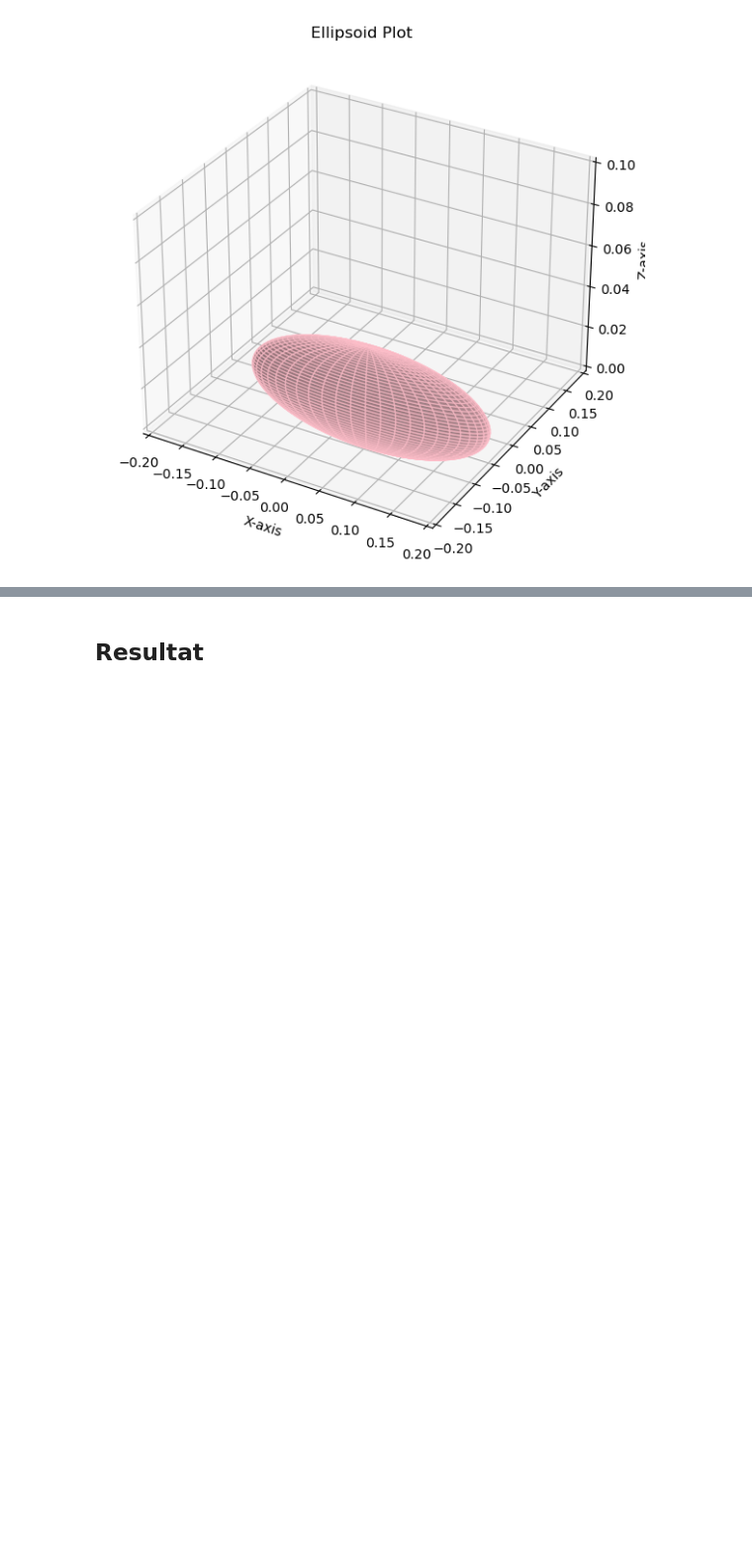
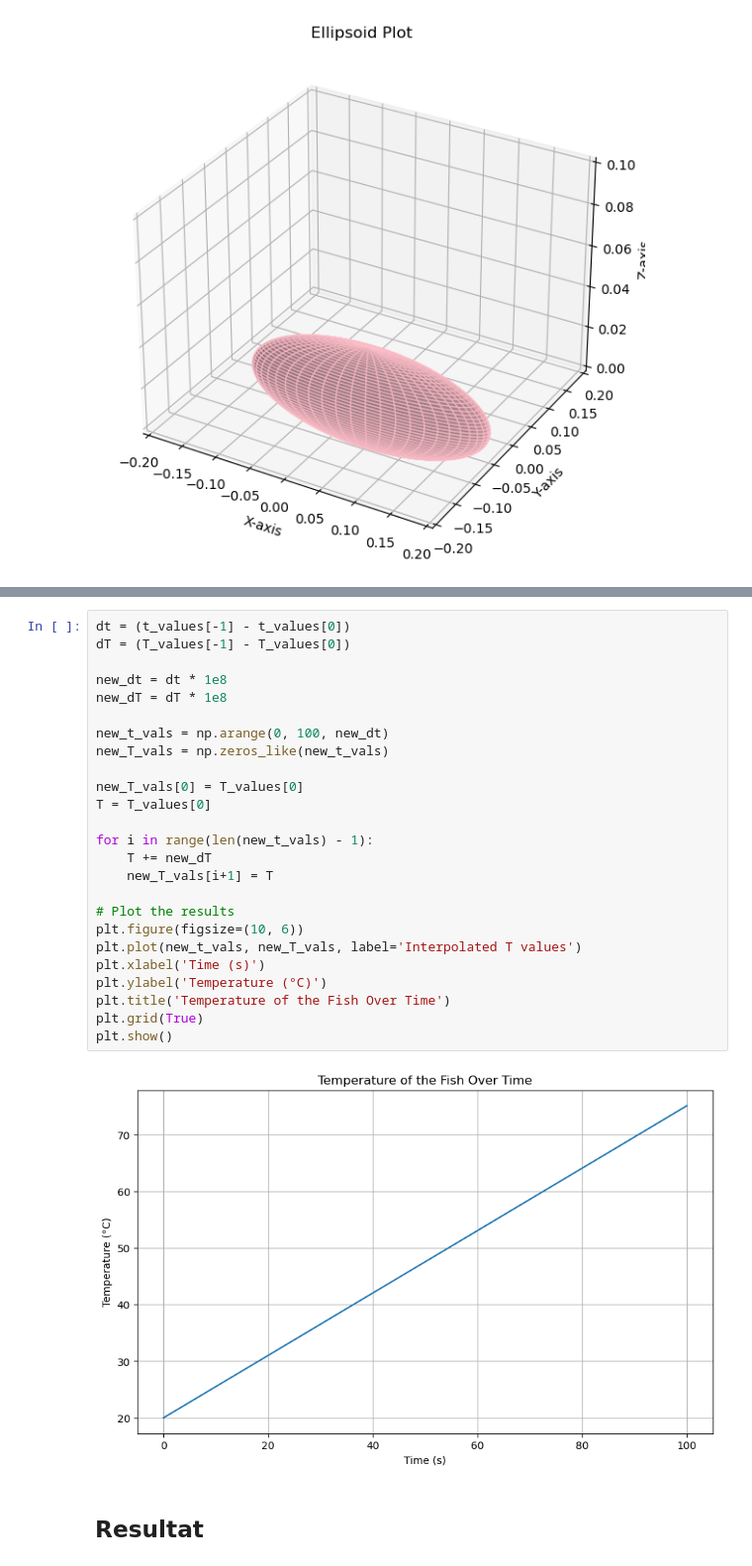
Before and after one commit to VictJoh/ElMag-Computational-Essay, a Jupyter notebook: compessay.ipynb, the cells around one changed output, grey strips where cells are left out. Shown: that part at 99% size. Drawn from its saved outputs; the diff is of its cells as text; blank space fills up the shorter version.

```diff
--- a/compessay.ipynb
+++ b/compessay.ipynb
@@ -306,3 +470,30 @@ plt.show()
+# %%
+dt = (t_values[-1] - t_values[0])
+dT = (T_values[-1] - T_values[0])
+
+new_dt = dt * 1e8
+new_dT = dT * 1e8
+
+new_t_vals = np.arange(0, 100, new_dt)
+new_T_vals = np.zeros_like(new_t_vals)
+
+new_T_vals[0] = T_values[0]
+T = T_values[0]
+
+for i in range(len(new_t_vals) - 1):
+    T += new_dT
+    new_T_vals[i+1] = T
+
+# Plot the results
+plt.figure(figsize=(10, 6))
+plt.plot(new_t_vals, new_T_vals, label='Interpolated T values')
+plt.xlabel('Time (s)')
+plt.ylabel('Temperature (°C)')
+plt.title('Temperature of the Fish Over Time')
+plt.grid(True)
+plt.show()
+# %% [output]
+[figure, added]
 # %% [markdown]
 ## Resultat
 # %% [markdown]
```
Also changed, not shown: parts of 13 cells of this notebook.
